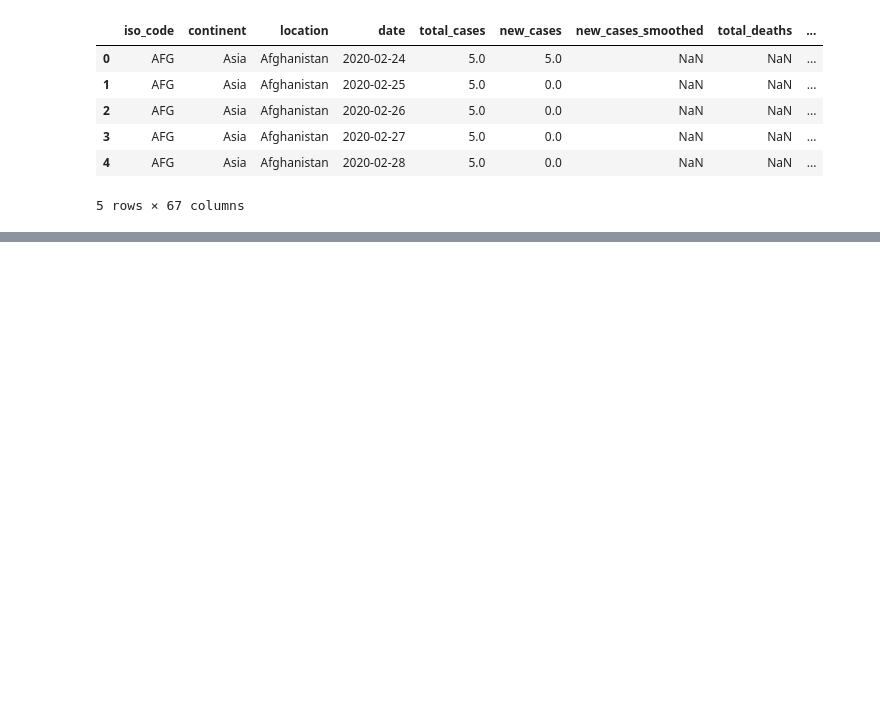
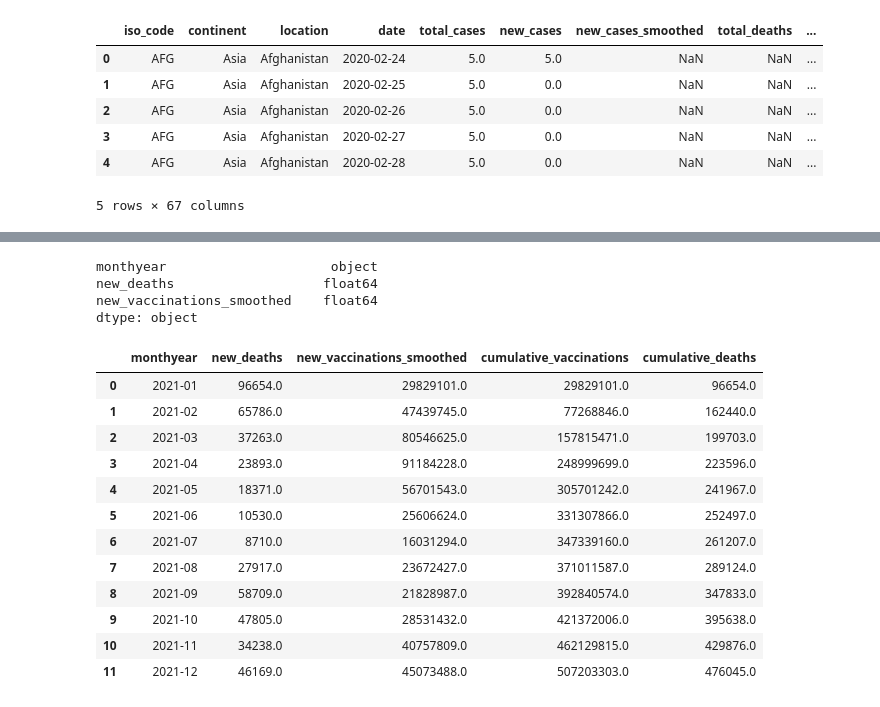
Before and after one commit to jeaniewwu/project--01-new-, a Jupyter notebook: Covid_data.ipynb, the cells around one changed output, grey strips where cells are left out. Drawn from its saved outputs; the diff is of its cells as text; code cells hidden in the pictures; blank space fills up the shorter version.

```diff
--- a/Covid_data.ipynb
+++ b/Covid_data.ipynb
@@ -79,0 +85,5 @@ plt.show()
+# %%
+#Caculate sum of total vaccinations by month-year using groupby
+covidUS21Vaccine_df = covidUS21_df.groupby(covid_df["monthyear"]).new_vaccinations_smoothed.sum()
+
+covidUS21Vaccine_df.reset_index()
@@ -79,0 +155,5 @@ plt.show()
+# %%
+#Caculate sum of new deaths by month-year using groupby
+covidUS21Deaths_df = covidUS21_df.groupby(covid_df["monthyear"]).new_deaths.sum()
+
+covidUS21Vaccine_df.reset_index()
@@ -79,0 +174,6 @@ plt.show()
+# %%
+#merge the two dataframes
+merge2_df = pd.merge(covidUS21Deaths_df, covidUS21Vaccine_df, on="monthyear", how="inner")
+merge2_df = merge2_df.reset_index()
+merge2_df
+merge2_df.info()
@@ -79,0 +191,27 @@ plt.show()
+# %%
+#change datatype for month-year to string
+merge2_df['monthyear'] = merge2_df['monthyear'].astype(str)
+merge2_df.dtypes
+# %% [output]
+monthyear                     object
+new_deaths                   float64
+new_vaccinations_smoothed    float64
+dtype: object
+# %%
+merge2_df['cumulative_vaccinations'] = merge2_df['new_vaccinations_smoothed'].cumsum(axis = 0)
+merge2_df['cumulative_deaths'] = merge2_df['new_deaths'].cumsum(axis = 0)
+merge2_df
+# %% [output]
+|  | monthyear | new_deaths | new_vaccinations_smoothed | cumulative_vaccinations | cumulative_deaths |
+| 0 | 2021-01 | 96654.0 | 29829101.0 | 29829101.0 | 96654.0 |
+| 1 | 2021-02 | 65786.0 | 47439745.0 | 77268846.0 | 162440.0 |
+| 2 | 2021-03 | 37263.0 | 80546625.0 | 157815471.0 | 199703.0 |
+| 3 | 2021-04 | 23893.0 | 91184228.0 | 248999699.0 | 223596.0 |
+| 4 | 2021-05 | 18371.0 | 56701543.0 | 305701242.0 | 241967.0 |
+| 5 | 2021-06 | 10530.0 | 25606624.0 | 331307866.0 | 252497.0 |
+| 6 | 2021-07 | 8710.0 | 16031294.0 | 347339160.0 | 261207.0 |
+| 7 | 2021-08 | 27917.0 | 23672427.0 | 371011587.0 | 289124.0 |
+| 8 | 2021-09 | 58709.0 | 21828987.0 | 392840574.0 | 347833.0 |
+| 9 | 2021-10 | 47805.0 | 28531432.0 | 421372006.0 | 395638.0 |
+| 10 | 2021-11 | 34238.0 | 40757809.0 | 462129815.0 | 429876.0 |
+| 11 | 2021-12 | 46169.0 | 45073488.0 | 507203303.0 | 476045.0 |
```
Also changed, not shown: parts of 15 cells of this notebook, 5 other files.
